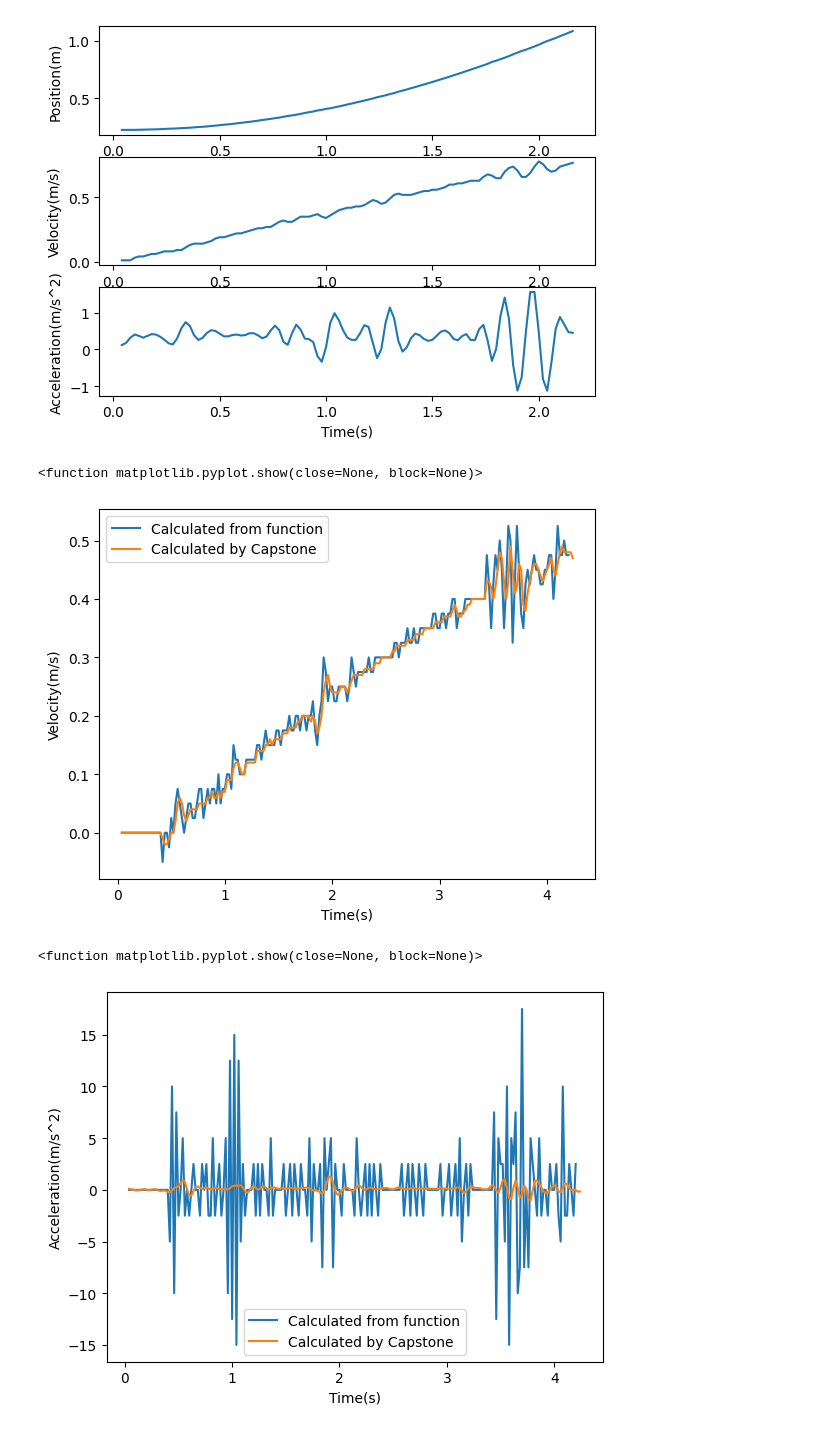
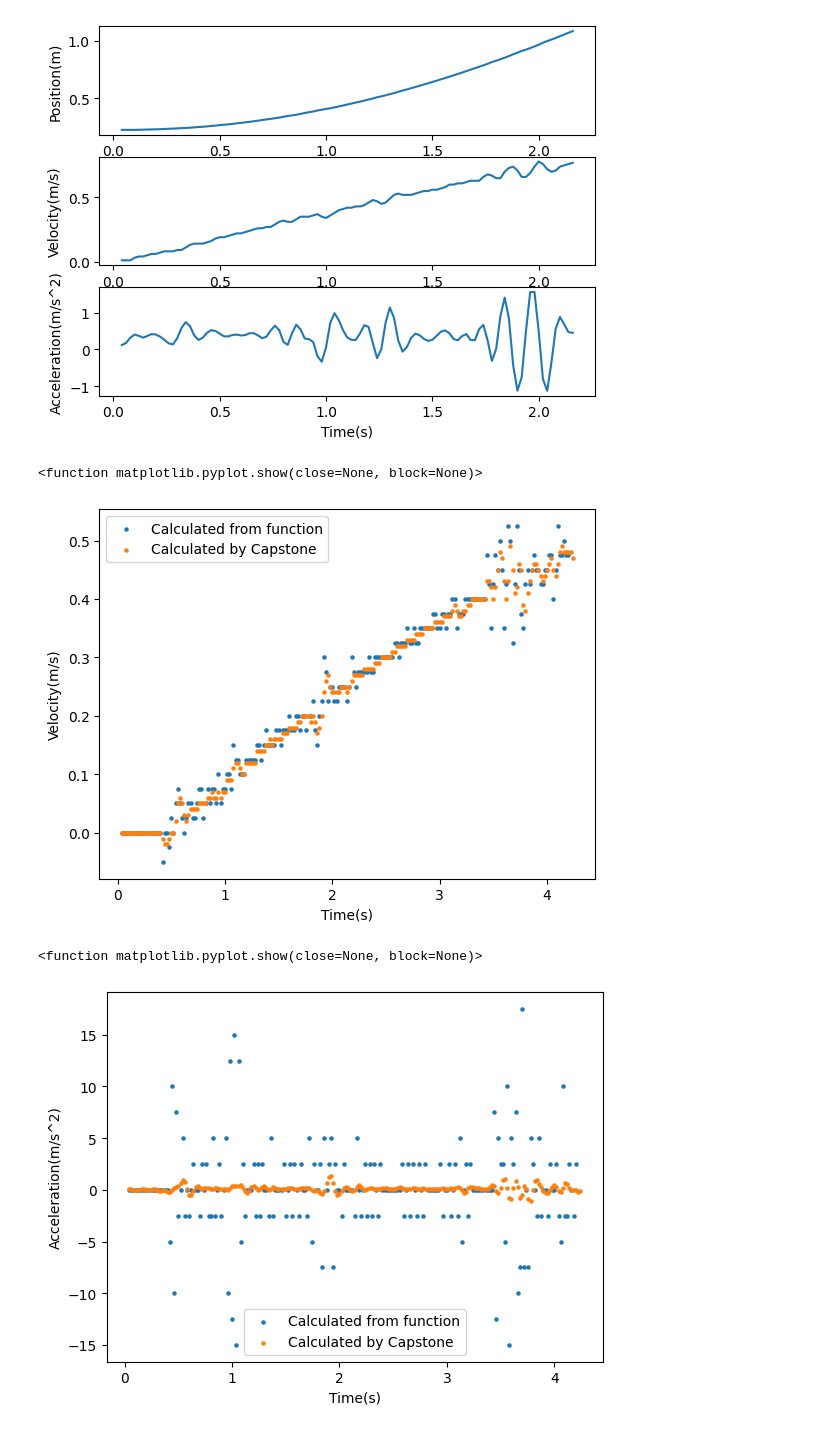
Before and after one commit to rx2227/Motion-1-2, a Jupyter notebook: Motion_1n2.ipynb, the cells around one changed output. Saved outputs shown, nothing was run; the diff lists cells and outputs as text; code cells hidden in the pictures.

```diff
--- a/Motion_1n2.ipynb
+++ b/Motion_1n2.ipynb
@@ -71,34 +71,34 @@ VelocityArray = np.array([])
 for (x_1,x_2) in zip(xtwo,x2_v):
   VelocityArray = np.append(VelocityArray, GetVelocity(x_1,x_2))
 
-plt.plot(ttwo[:-2],VelocityArray)
-plt.plot(ttwo,vtwo)
+plt.scatter(ttwo[:-2],VelocityArray,s=5)
+plt.scatter(ttwo,vtwo,s=5)
 plt.legend(("Calculated from function","Calculated by Capstone"))
 plt.xlabel("Time(s)")
 plt.ylabel("Velocity(m/s)")
 plt.show
 # %% [output]
 <function matplotlib.pyplot.show(close=None, block=None)>
-[figure, old version]
+[figure, new version]
 # %%
 def GetAcceleration(x_1,x_2,x_3):
   Acceleration = (x_3 - 2*x_2 + x_1)/(1/50)**2
   return Acceleration
 
 a_x_1 = xtwo
 a_x_2 = xtwo[1:]
 a_x_3 = xtwo[2:]
 
 AccelerationArray = np.array([])
 for (x_1,x_2,x_3) in zip(a_x_1,a_x_2,a_x_3):
   AccelerationArray = np.append(AccelerationArray,GetAcceleration(x_1,x_2,x_3))
 
-plt.plot(ttwo[:-2],AccelerationArray)
-plt.plot(ttwo,atwo)
+plt.scatter(ttwo[:-2],AccelerationArray,s=5)
+plt.scatter(ttwo,atwo,s=5)
 plt.legend(("Calculated from function","Calculated by Capstone"))
 plt.xlabel("Time(s)")
 plt.ylabel("Acceleration(m/s^2)")
 plt.show
 # %% [output]
 <function matplotlib.pyplot.show(close=None, block=None)>
-[figure, old version]
+[figure, new version]
```
